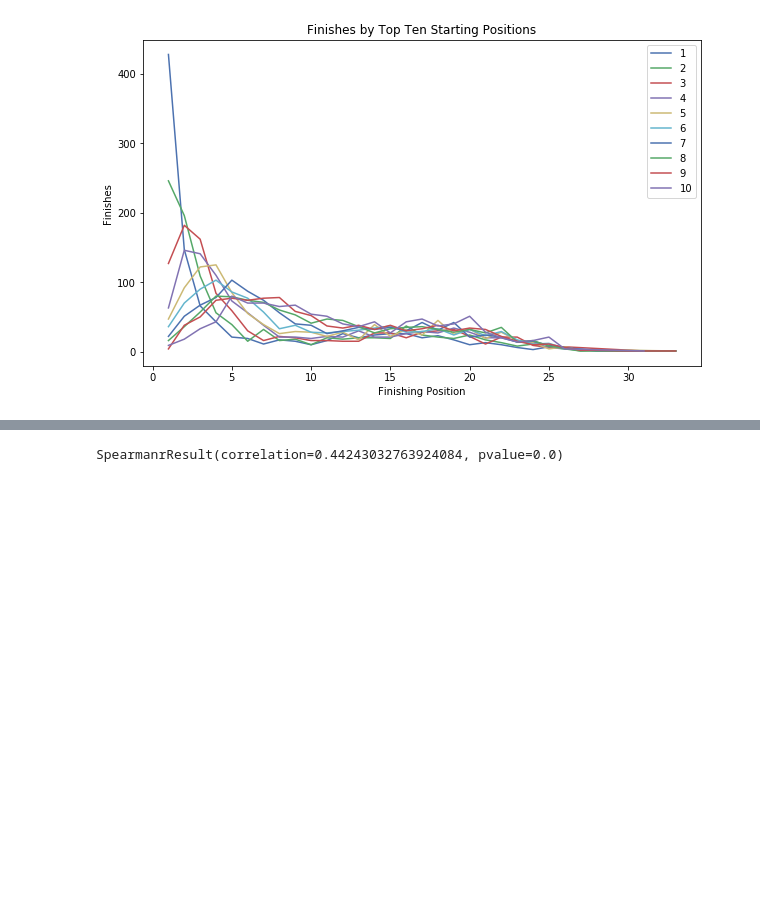
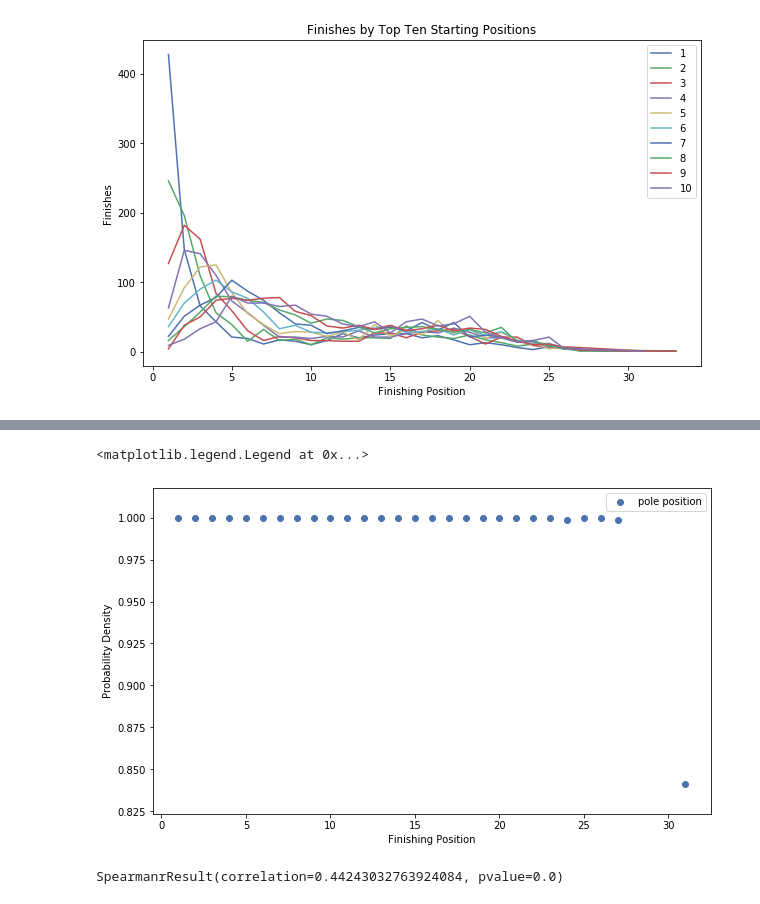
Before and after one commit to cvqnguyen/formula_1_exploration, a Jupyter notebook: notebooks/exploratory_notebook.ipynb, the cells around one changed output, grey strips where cells are left out. Saved outputs shown, nothing was run; the diff lists cells and outputs as text; code cells hidden in the pictures; blank space fills up the shorter version.

```diff
--- a/notebooks/exploratory_notebook.ipynb
+++ b/notebooks/exploratory_notebook.ipynb
@@ -255,3 +270,17 @@ cdf1
+# %%
+stats.norm.pdf(finish_count)
+fig, ax = plt.subplots(figsize=(10,6))
+
+plt.scatter(finish_count.index, stats.norm.cdf(finish_count), label = 'pole position')
+# plt.scatter(not_pole_finish_count.index, cdfnot1, label = 'not pole')
+# plt.scatter(grid_2.index, cdf2)
+# plt.scatter(grid_3.index, cdf3)
+plt.xlabel('Finishing Position')
+plt.ylabel('Probability Density')
+ax.legend()
+# %% [output]
+<matplotlib.legend.Legend at 0x...>
+[figure, added]
 # %%
 fig, ax = plt.subplots(figsize=(10,6))
 
```
Also changed, not shown: parts of 5 cells of this notebook.
